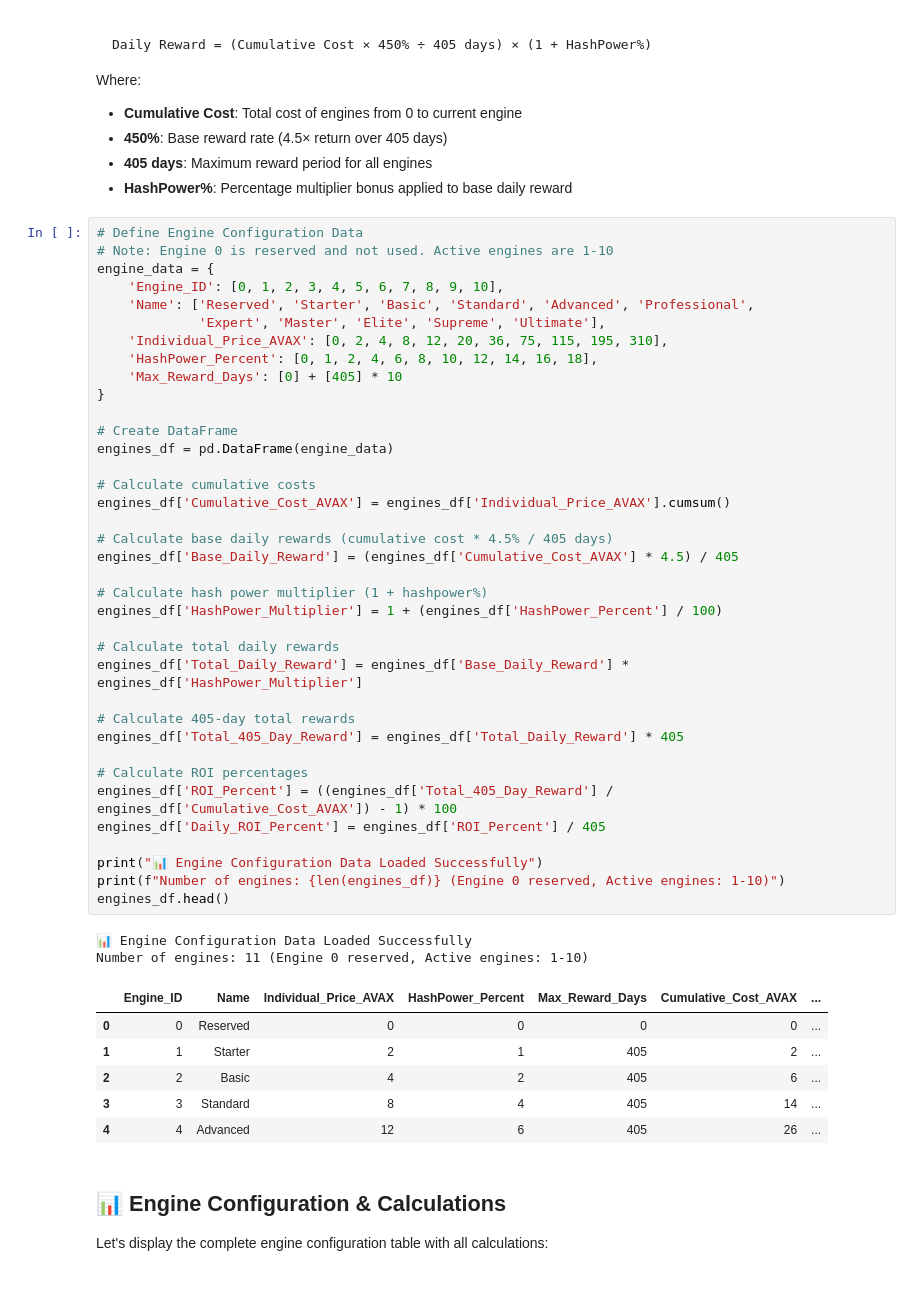
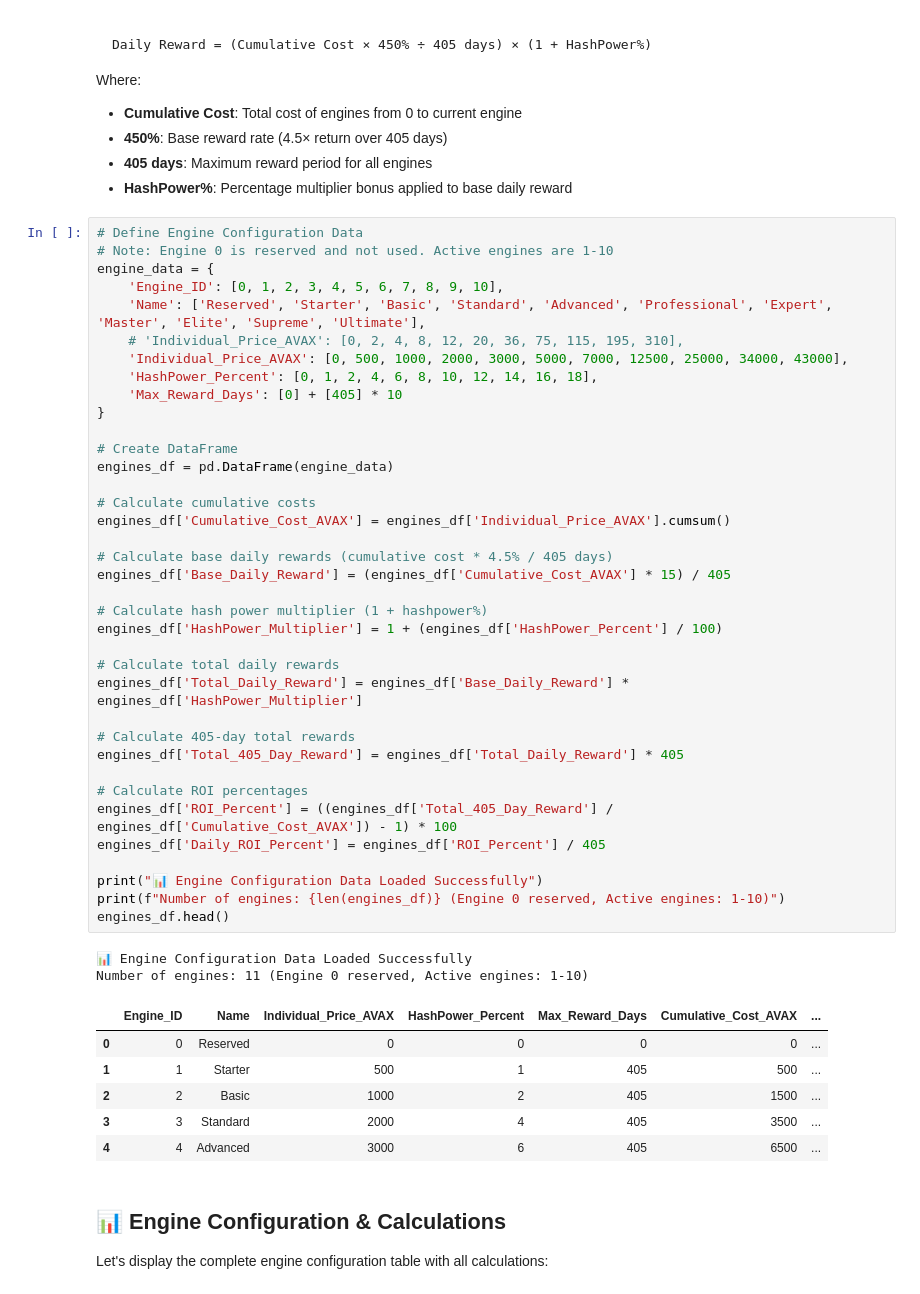
Before and after one commit to kyoudaiai/nodebooster, a Jupyter notebook: NodeBooster_V1_Engine_System_Summary.ipynb, the cells around one changed output. Drawn from its saved outputs; the diff is of its cells as text.

```diff
--- a/NodeBooster_V1_Engine_System_Summary.ipynb
+++ b/NodeBooster_V1_Engine_System_Summary.ipynb
@@ -52,47 +52,47 @@ Where:
 # Note: Engine 0 is reserved and not used. Active engines are 1-10
 engine_data = {
     'Engine_ID': [0, 1, 2, 3, 4, 5, 6, 7, 8, 9, 10],
-    'Name': ['Reserved', 'Starter', 'Basic', 'Standard', 'Advanced', 'Professional',
-             'Expert', 'Master', 'Elite', 'Supreme', 'Ultimate'],
-    'Individual_Price_AVAX': [0, 2, 4, 8, 12, 20, 36, 75, 115, 195, 310],
+    'Name': ['Reserved', 'Starter', 'Basic', 'Standard', 'Advanced', 'Professional', 'Expert', 'Master', 'Elite', 'Supreme', 'Ultimate'],
+    # 'Individual_Price_AVAX': [0, 2, 4, 8, 12, 20, 36, 75, 115, 195, 310],
+    'Individual_Price_AVAX': [0, 500, 1000, 2000, 3000, 5000, 7000, 12500, 25000, 34000, 43000],
     'HashPower_Percent': [0, 1, 2, 4, 6, 8, 10, 12, 14, 16, 18],
     'Max_Reward_Days': [0] + [405] * 10
 }
 
 # Create DataFrame
 engines_df = pd.DataFrame(engine_data)
 
 # Calculate cumulative costs
 engines_df['Cumulative_Cost_AVAX'] = engines_df['Individual_Price_AVAX'].cumsum()
 
 # Calculate base daily rewards (cumulative cost * 4.5% / 405 days)
-engines_df['Base_Daily_Reward'] = (engines_df['Cumulative_Cost_AVAX'] * 4.5) / 405
+engines_df['Base_Daily_Reward'] = (engines_df['Cumulative_Cost_AVAX'] * 15) / 405
 
 # Calculate hash power multiplier (1 + hashpower%)
 engines_df['HashPower_Multiplier'] = 1 + (engines_df['HashPower_Percent'] / 100)
 
 # Calculate total daily rewards
 engines_df['Total_Daily_Reward'] = engines_df['Base_Daily_Reward'] * engines_df['HashPower_Multiplier']
 
 # Calculate 405-day total rewards
 engines_df['Total_405_Day_Reward'] = engines_df['Total_Daily_Reward'] * 405
 
 # Calculate ROI percentages
 engines_df['ROI_Percent'] = ((engines_df['Total_405_Day_Reward'] / engines_df['Cumulative_Cost_AVAX']) - 1) * 100
 engines_df['Daily_ROI_Percent'] = engines_df['ROI_Percent'] / 405
 
 print("📊 Engine Configuration Data Loaded Successfully")
 print(f"Number of engines: {len(engines_df)} (Engine 0 reserved, Active engines: 1-10)")
 engines_df.head()
 # %% [output]
 📊 Engine Configuration Data Loaded Successfully
 Number of engines: 11 (Engine 0 reserved, Active engines: 1-10)
 |  | Engine_ID | Name | Individual_Price_AVAX | HashPower_Percent | Max_Reward_Days | Cumulative_Cost_AVAX | ... |
 | 0 | 0 | Reserved | 0 | 0 | 0 | 0 | ... |
-| 1 | 1 | Starter | 2 | 1 | 405 | 2 | ... |
-| 2 | 2 | Basic | 4 | 2 | 405 | 6 | ... |
-| 3 | 3 | Standard | 8 | 4 | 405 | 14 | ... |
-| 4 | 4 | Advanced | 12 | 6 | 405 | 26 | ... |
+| 1 | 1 | Starter | 500 | 1 | 405 | 500 | ... |
+| 2 | 2 | Basic | 1000 | 2 | 405 | 1500 | ... |
+| 3 | 3 | Standard | 2000 | 4 | 405 | 3500 | ... |
+| 4 | 4 | Advanced | 3000 | 6 | 405 | 6500 | ... |
 # %% [markdown]
 ## 📊 Engine Configuration & Calculations
 
```
Also changed, not shown: parts of 9 cells of this notebook, 3 other files.
